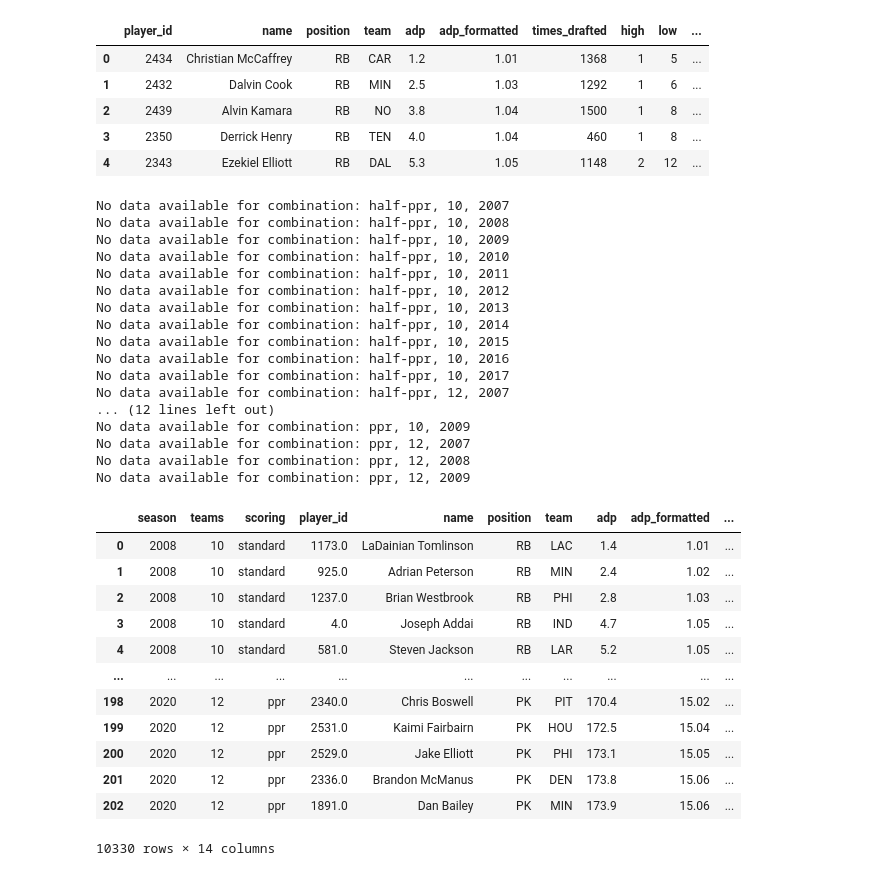
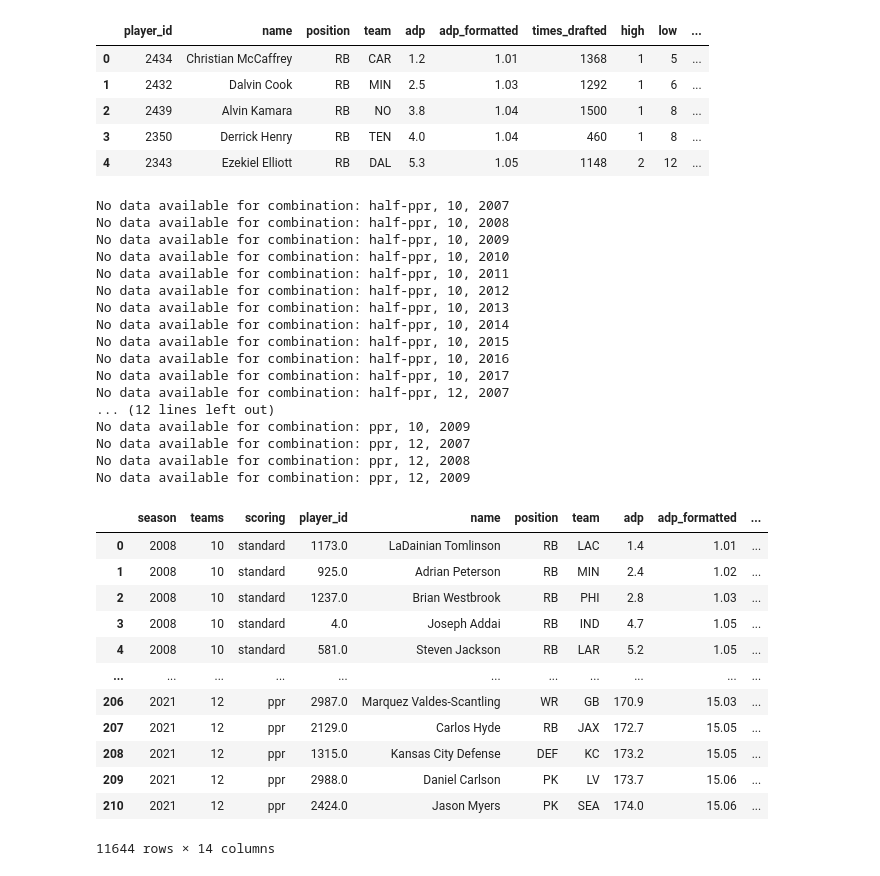
Before and after one commit to gfidanli/fantasy_football_analysis, a Jupyter notebook: daily_analysis/day_31_40/day35.ipynb, the cells around one changed output. Cells and saved outputs as stored; diff of their text form; code cells hidden in the pictures.

```diff
--- a/daily_analysis/day_31_40/day35.ipynb
+++ b/daily_analysis/day_31_40/day35.ipynb
@@ -42,7 +42,7 @@ df.head()
 | 3 | 2350 | Derrick Henry | RB | TEN | 4.0 | 1.04 | 460 | 1 | 8 | ... |
 | 4 | 2343 | Ezekiel Elliott | RB | DAL | 5.3 | 1.05 | 1148 | 2 | 12 | ... |
 # %%
-seasons = list(np.arange(2007, 2021))
+seasons = list(np.arange(2007, 2022))
 teams = [10, 12]
 scoring_systems = ['standard', 'half-ppr', 'ppr']
 
@@ -56,36 +56,36 @@ for scoring_system in scoring_systems:
             # print(f"Working on season: {season}")
             dfs.append(fantasy_calculator_adp(scoring_system, team, season))
 
 df_all = pd.concat(dfs)
 df_all
 # %% [output]
 No data available for combination: half-ppr, 10, 2007
 No data available for combination: half-ppr, 10, 2008
 No data available for combination: half-ppr, 10, 2009
 No data available for combination: half-ppr, 10, 2010
 No data available for combination: half-ppr, 10, 2011
 No data available for combination: half-ppr, 10, 2012
 No data available for combination: half-ppr, 10, 2013
 No data available for combination: half-ppr, 10, 2014
 No data available for combination: half-ppr, 10, 2015
 No data available for combination: half-ppr, 10, 2016
 No data available for combination: half-ppr, 10, 2017
 No data available for combination: half-ppr, 12, 2007
 ... (12 lines left out)
 No data available for combination: ppr, 10, 2009
 No data available for combination: ppr, 12, 2007
 No data available for combination: ppr, 12, 2008
 No data available for combination: ppr, 12, 2009
 |  | season | teams | scoring | player_id | name | position | team | adp | adp_formatted | ... |
 | 0 | 2008 | 10 | standard | 1173.0 | LaDainian Tomlinson | RB | LAC | 1.4 | 1.01 | ... |
 | 1 | 2008 | 10 | standard | 925.0 | Adrian Peterson | RB | MIN | 2.4 | 1.02 | ... |
 | 2 | 2008 | 10 | standard | 1237.0 | Brian Westbrook | RB | PHI | 2.8 | 1.03 | ... |
 | 3 | 2008 | 10 | standard | 4.0 | Joseph Addai | RB | IND | 4.7 | 1.05 | ... |
 | 4 | 2008 | 10 | standard | 581.0 | Steven Jackson | RB | LAR | 5.2 | 1.05 | ... |
 | ... | ... | ... | ... | ... | ... | ... | ... | ... | ... | ... |
-| 198 | 2020 | 12 | ppr | 2340.0 | Chris Boswell | PK | PIT | 170.4 | 15.02 | ... |
-| 199 | 2020 | 12 | ppr | 2531.0 | Kaimi Fairbairn | PK | HOU | 172.5 | 15.04 | ... |
-| 200 | 2020 | 12 | ppr | 2529.0 | Jake Elliott | PK | PHI | 173.1 | 15.05 | ... |
-| 201 | 2020 | 12 | ppr | 2336.0 | Brandon McManus | PK | DEN | 173.8 | 15.06 | ... |
-| 202 | 2020 | 12 | ppr | 1891.0 | Dan Bailey | PK | MIN | 173.9 | 15.06 | ... |
+| 206 | 2021 | 12 | ppr | 2987.0 | Marquez Valdes-Scantling | WR | GB | 170.9 | 15.03 | ... |
+| 207 | 2021 | 12 | ppr | 2129.0 | Carlos Hyde | RB | JAX | 172.7 | 15.05 | ... |
+| 208 | 2021 | 12 | ppr | 1315.0 | Kansas City Defense | DEF | KC | 173.2 | 15.05 | ... |
+| 209 | 2021 | 12 | ppr | 2988.0 | Daniel Carlson | PK | LV | 173.7 | 15.06 | ... |
+| 210 | 2021 | 12 | ppr | 2424.0 | Jason Myers | PK | SEA | 174.0 | 15.06 | ... |
-10330 rows × 14 columns
+11644 rows × 14 columns
```
Also changed, not shown: parts of 10 cells of this notebook.
